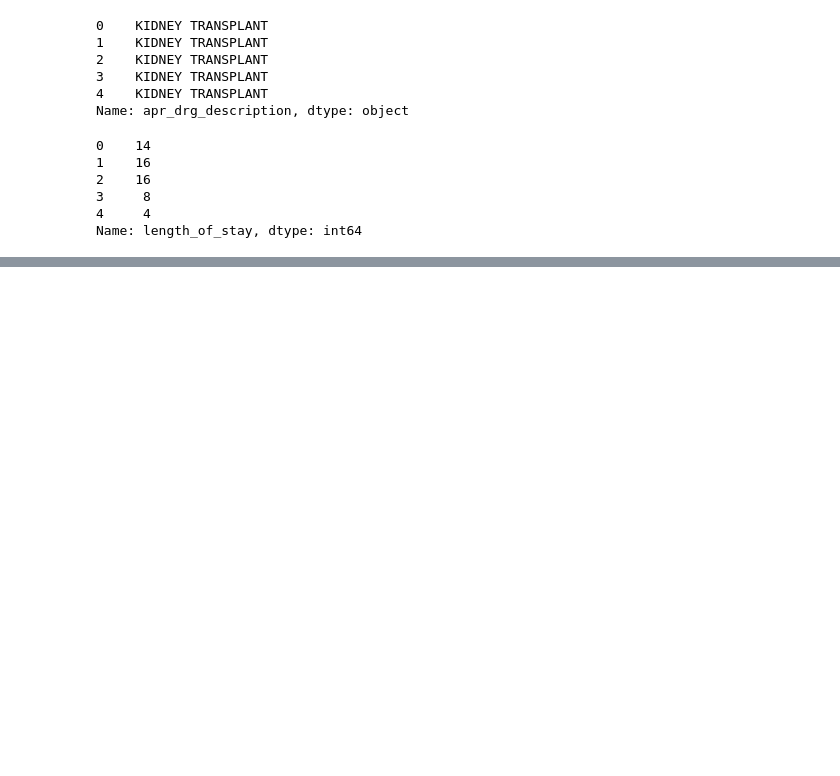
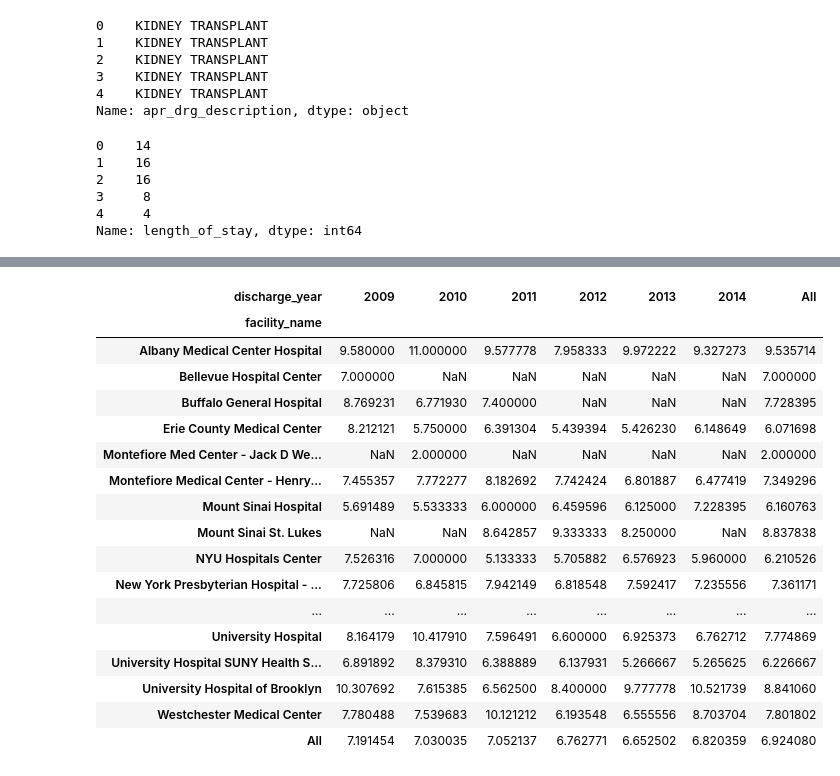
Before and after one commit to jhajagos/health-open-data-workshop, a Jupyter notebook: SPARCS Kidney Transplants multiple years 2009-2014.ipynb, the cells around one changed output, grey strips where cells are left out. Saved outputs shown, nothing was run; the diff lists cells and outputs as text; code cells hidden in the pictures; blank space fills up the shorter version.

```diff
--- a/SPARCS Kidney Transplants multiple years 2009-2014.ipynb
+++ b/SPARCS Kidney Transplants multiple years 2009-2014.ipynb
@@ -103,0 +127,22 @@ Name: length_of_stay, dtype: int64
+# %%
+pd.crosstab(kidney_cy_09_14["facility_name"],  kidney_cy_09_14["discharge_year"],
+            margins=True, values=kidney_cy_09_14["length_of_stay"],aggfunc=np.mean)
+# %% [output]
+| discharge_year | 2009 | 2010 | 2011 | 2012 | 2013 | 2014 | All |
+| facility_name |  |  |  |  |  |  |  |
+| Albany Medical Center Hospital | 9.580000 | 11.000000 | 9.577778 | 7.958333 | 9.972222 | 9.327273 | 9.535714 |
+| Bellevue Hospital Center | 7.000000 | NaN | NaN | NaN | NaN | NaN | 7.000000 |
+| Buffalo General Hospital | 8.769231 | 6.771930 | 7.400000 | NaN | NaN | NaN | 7.728395 |
+| Erie County Medical Center | 8.212121 | 5.750000 | 6.391304 | 5.439394 | 5.426230 | 6.148649 | 6.071698 |
+| Montefiore Med Center - Jack D We... | NaN | 2.000000 | NaN | NaN | NaN | NaN | 2.000000 |
+| Montefiore Medical Center - Henry... | 7.455357 | 7.772277 | 8.182692 | 7.742424 | 6.801887 | 6.477419 | 7.349296 |
+| Mount Sinai Hospital | 5.691489 | 5.533333 | 6.000000 | 6.459596 | 6.125000 | 7.228395 | 6.160763 |
+| Mount Sinai St. Lukes | NaN | NaN | 8.642857 | 9.333333 | 8.250000 | NaN | 8.837838 |
+| NYU Hospitals Center | 7.526316 | 7.000000 | 5.133333 | 5.705882 | 6.576923 | 5.960000 | 6.210526 |
+| New York Presbyterian Hospital - ... | 7.725806 | 6.845815 | 7.942149 | 6.818548 | 7.592417 | 7.235556 | 7.361171 |
+| ... | ... | ... | ... | ... | ... | ... | ... |
+| University Hospital | 8.164179 | 10.417910 | 7.596491 | 6.600000 | 6.925373 | 6.762712 | 7.774869 |
+| University Hospital SUNY Health S... | 6.891892 | 8.379310 | 6.388889 | 6.137931 | 5.266667 | 5.265625 | 6.226667 |
+| University Hospital of Brooklyn | 10.307692 | 7.615385 | 6.562500 | 8.400000 | 9.777778 | 10.521739 | 8.841060 |
+| Westchester Medical Center | 7.780488 | 7.539683 | 10.121212 | 6.193548 | 6.555556 | 8.703704 | 7.801802 |
+| All | 7.191454 | 7.030035 | 7.052137 | 6.762771 | 6.652502 | 6.820359 | 6.924080 |
```
Also changed, not shown: parts of 6 cells of this notebook.
